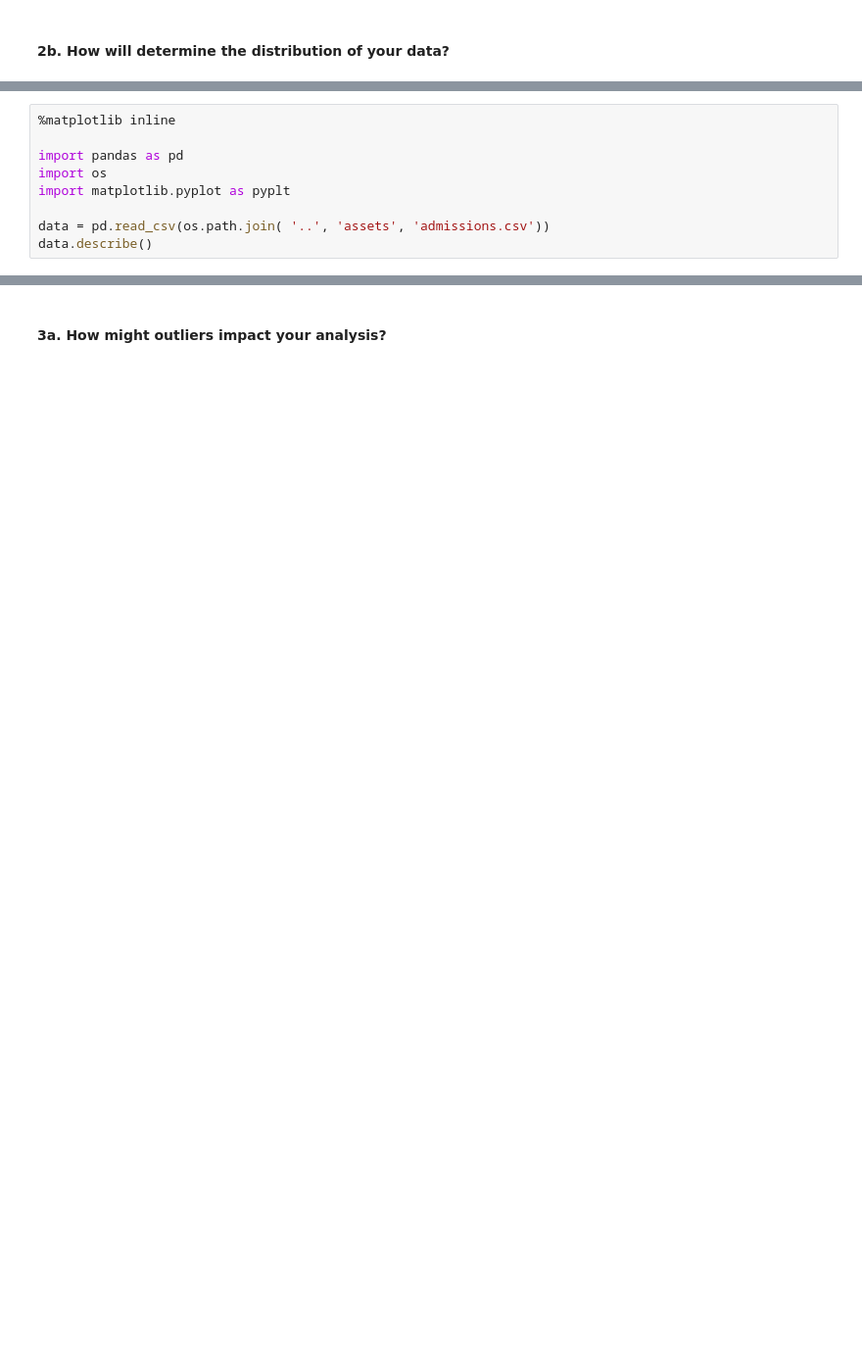
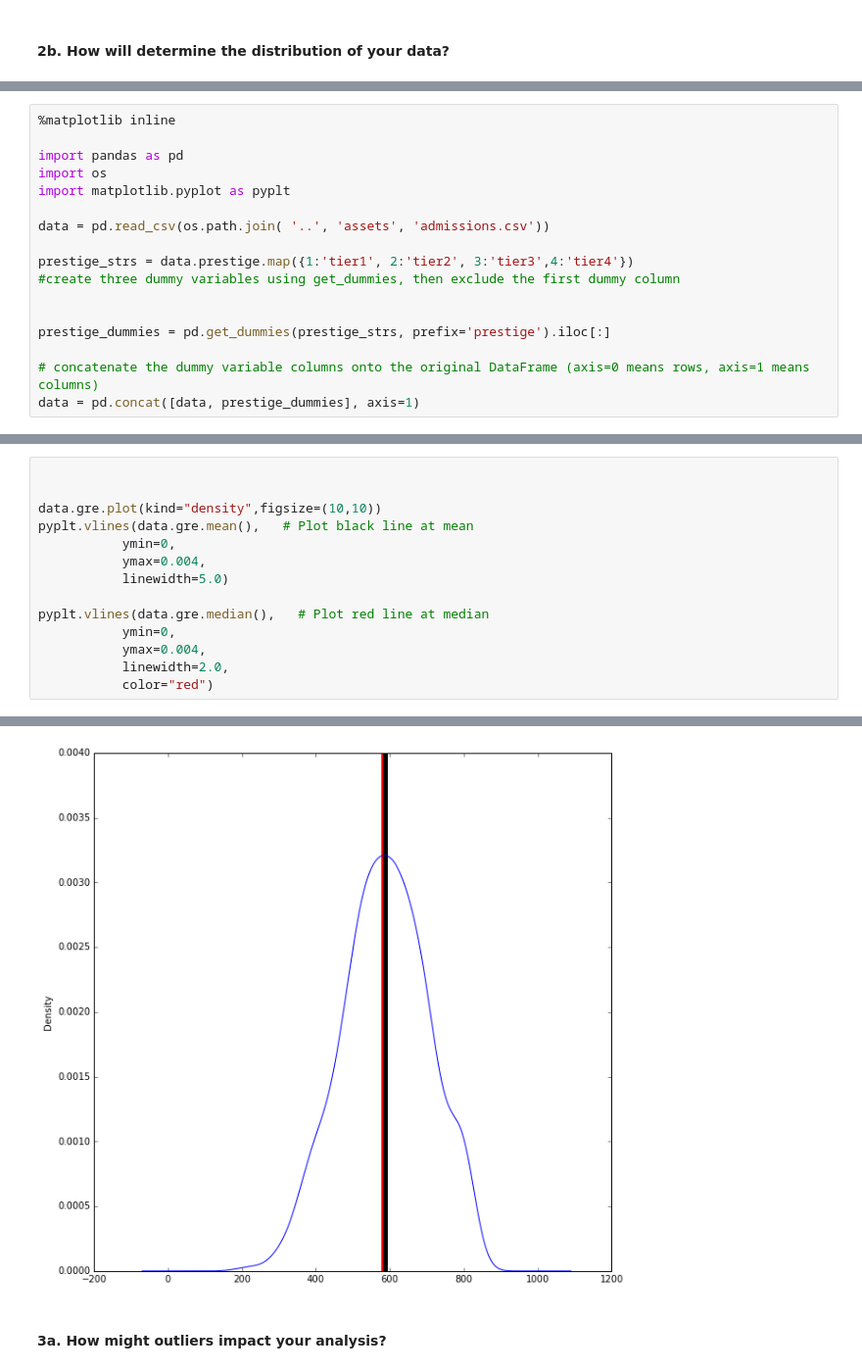
Before and after one commit to jfdasher/GA_homework_submission, a Jupyter notebook: unit-1-jfdasher.ipynb, the cells around one changed output, grey strips where cells are left out. Shown: that part at 98% size. Saved outputs shown, nothing was run; the diff lists cells and outputs as text; blank space fills up the shorter version.

```diff
--- a/unit-1-jfdasher.ipynb
+++ b/unit-1-jfdasher.ipynb
@@ -61,4 +63,12 @@ import os
 import matplotlib.pyplot as pyplt
 
 data = pd.read_csv(os.path.join( '..', 'assets', 'admissions.csv'))
-data.describe()
+
+prestige_strs = data.prestige.map({1:'tier1', 2:'tier2', 3:'tier3',4:'tier4'})
+#create three dummy variables using get_dummies, then exclude the first dummy column
+
+
+prestige_dummies = pd.get_dummies(prestige_strs, prefix='prestige').iloc[:]
+
+# concatenate the dummy variable columns onto the original DataFrame (axis=0 means rows, axis=1 means columns)
+data = pd.concat([data, prestige_dummies], axis=1)
@@ -82,0 +87,15 @@ array([[<matplotlib.axes._subplots.AxesSubplot object at 0x...>,
+# %%
+
+
+data.gre.plot(kind="density",figsize=(10,10))
+pyplt.vlines(data.gre.mean(),   # Plot black line at mean
+           ymin=0,
+           ymax=0.004,
+           linewidth=5.0)
+
+pyplt.vlines(data.gre.median(),   # Plot red line at median
+           ymin=0,
+           ymax=0.004,
+           linewidth=2.0,
+           color="red")
+# %% [output]
@@ -83,2 +103,3 @@ array([[<matplotlib.axes._subplots.AxesSubplot object at 0x...>,
+[figure, added]
 # %% [markdown]
 #### 3a. How might outliers impact your analysis?
```
Also changed, not shown: parts of 19 cells of this notebook.
